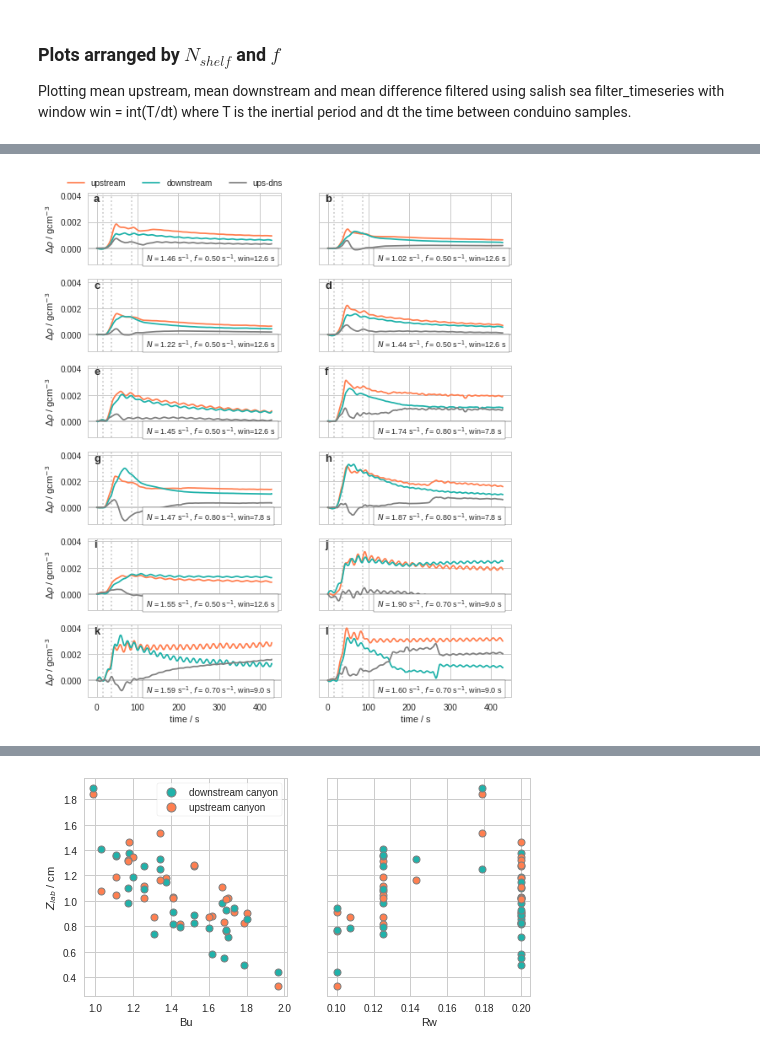
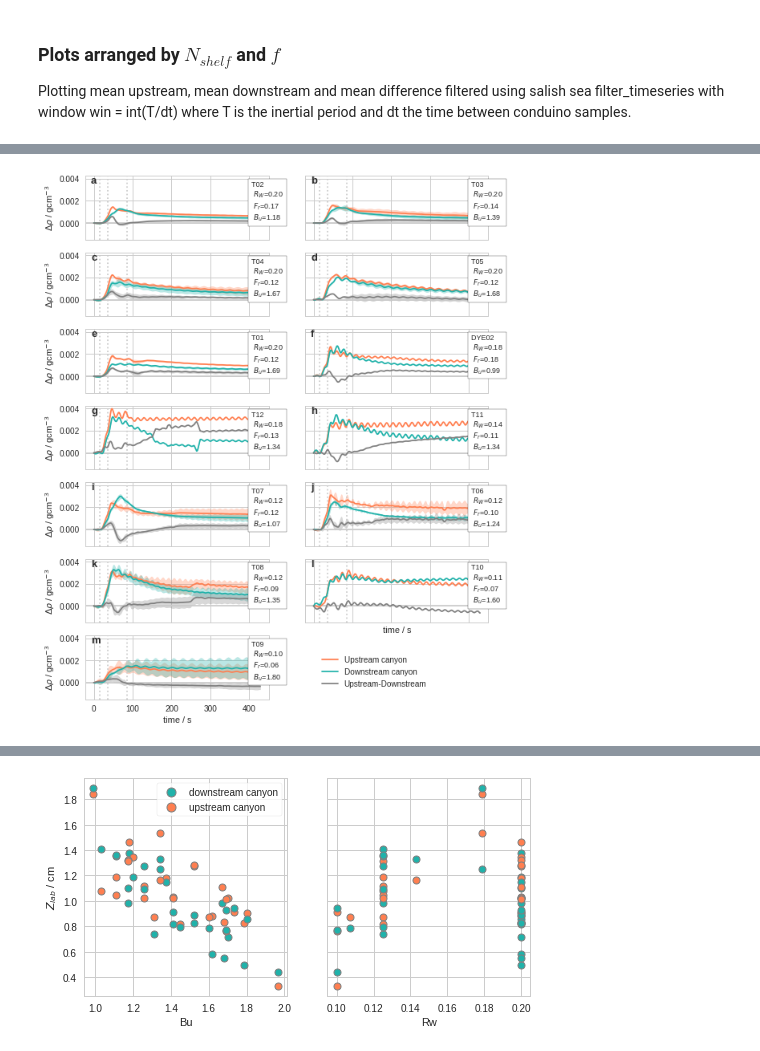
Before and after one commit to UBC-MOAD/MultipleCanyons, a Jupyter notebook: lab/Conduino/notebooks/two_canyons-Z.ipynb, the cells around one changed output, grey strips where cells are left out. Cells and saved outputs as stored; diff of their text form; code cells hidden in the pictures.

Commit message:
plot of derivative of delta rho and strandard deviations in time series plots

```diff
--- a/lab/Conduino/notebooks/two_canyons-Z.ipynb
+++ b/lab/Conduino/notebooks/two_canyons-Z.ipynb
@@ -85,29 +85,32 @@ exp_dicts = [exdic.T01,exdic.T02,exdic.T03,exdic.T04,exdic.T05,
 exp_num = len(exp_dicts) # number of experiment dictionaries
 
 colors = ['teal','darkorange','yellowgreen', 'tan']
-exp_Norder = [exdic.T01,exdic.T02,exdic.T03,exdic.T04,exdic.T05,
-             exdic.T06,exdic.T07,exdic.T08,exdic.T09,exdic.T10,
-             exdic.T11,exdic.T12, exdic.DYE02]
+exp_Norder = [exdic.T02,exdic.T03,exdic.T04,exdic.T05,exdic.T01,
+             exdic.DYE02,exdic.T12,exdic.T11,exdic.T07,exdic.T06,
+             exdic.T08,exdic.T10, exdic.T09]
 # %% [markdown]
 ### Plots arranged by $N_{shelf}$ and $f$
 
 Plotting mean upstream, mean downstream and mean difference filtered using salish sea filter_timeseries with window win = int(T/dt) where T is the inertial period and dt the time between conduino samples.
 # %%
-fig, ((ax0,ax1),(ax2,ax3),(ax4,ax5),(ax6,ax7),(ax8,ax9),(ax10,ax11)) = plt.subplots(6, 2, figsize=(9,11),
+fig, ((ax0,ax1),(ax2,ax3),(ax4,ax5),(ax6,ax7),(ax8,ax9),(ax10,ax11),(ax12,ax13)) = plt.subplots(7, 2, figsize=(9,12),
                                                                                     sharey=True, sharex=True)
 
-axs = [ax0,ax1,ax2,ax3,ax4,ax5,ax6,ax7,ax8,ax9,ax10,ax11]
-filepath = exdic.T01['dir']+exdic.T01['run_files'][0]
+axs = [ax0,ax1,ax2,ax3,ax4,ax5,ax6,ax7,ax8,ax9,ax10,ax11,ax12]
+filepath =  exdic.T01['dir']+ exdic.T01['run_files'][0]
 mat = sio.loadmat(filepath, squeeze_me=True)
 time = mat['time']
-panel_labels = ['a','b','c','d','e','f','g','h','i','j','k','l']
+panel_labels = ['a','b','c','d','e','f','g','h','i','j','k','l','m']
+exp_names = ['T02','T03', 'T04', 'T05', 'T01','DYE02', 'T12', 'T11',
+            'T07', 'T06','T08', 'T10',  'T09']
 rho0=998.5
 g = 9.81
 
-for exp, kk, ax,pan_lab in zip(exp_Norder, range(exp_num), axs, panel_labels):
-    avg1 = np.zeros_like(time)
-    avg2 = np.zeros_like(time)
-    avg3 = np.zeros_like(time)
+for exp, kk, ax,pan_lab, name in zip(exp_Norder, range(exp_num), axs, panel_labels, exp_names):
+    probe1 = np.zeros((len(time),len(exp['run_files'])))
+    probe2 = np.zeros((len(time),len(exp['run_files'])))
+    probe_dif = np.zeros((len(time),len(exp['run_files'])))
+
     Navg = np.ones((4))*np.nan
     for ii,col in zip(range(len(exp['run_files'])),colors):
 
@@ -123,33 +126,48 @@ for exp, kk, ax,pan_lab in zip(exp_Norder, range(exp_num), axs, panel_labels):
         else:
             dens1 = ctools.densANK1_17Aug19(P1)
             dens2 = ctools.densANK2_17Aug19(P2)
-        avg1 = avg1+(dens1-dens1[0])
-        avg2 = avg2+(dens2-dens2[0])
-        avg3 = avg3+((dens1-dens1[0])-(dens2-dens2[0]))
+
+        inertial_period = 1/((exp["fo"])/(2*np.pi))
+        win = int(inertial_period/dt)
+
+        probe1[:,ii] = ctools.filter_timeseries((dens1-dens1[0]),winlen=win)
+        probe2[:,ii] = ctools.filter_timeseries((dens2-dens2[0]),winlen=win)
+        probe_dif[:,ii] = ctools.filter_timeseries(((dens1-dens1[0])-(dens2-dens2[0])),winlen=win)
         Navg[ii] = ((g/rho0)*((1000*exp["rho_sb"][ii]-1000*exp["rho_top"][ii])/(exp["hsb"]*0.01)))**0.5
 
     N = np.nanmean(Navg)
-    inertial_period = 1/((exp["fo"])/(2*np.pi))
-    win = int(inertial_period/dt)
-    print(inertial_period)
+    W = 5 # W at half length (cm)
+    Bu = (N*exp["hsb"])/(exp["fo"]*W)
+    Rw = (exp["U"])/(exp["fo"]*W)
+    Fr = exp["U"]/(N*exp["hsb"])
     ax.axhline(0, color='0.8')
     plot_uprofile(ax)
-    ax.text(0.3,0.07,'$N$ = %1.2f s$^{-1}$, $f$ = %1.2f s$^{-1}$, win=%1.1f s' \
-            %(N,exp["fo"],win*dt), transform=ax.transAxes,fontsize=9,
+
+    ax.text(0.905,0.3,'%s \n $R_W$=%1.2f \n $F_r$=%1.2f \n $B_u$=%1.2f' \
+            %(name,Rw,Fr,Bu), transform=ax.transAxes,fontsize=9,
             bbox=dict(facecolor='white', alpha=1) )
+    avg1 = np.nanmean(probe1, axis=1)
+    std1 = np.nanstd(probe1, axis=1)
+    ax.plot(time, avg1 ,'-',color='coral', label='Upstream canyon')
+    ax.fill_between(time, avg1+std1, avg1-std1,color='coral', alpha=0.3)
 
-    ax.plot(time, ctools.filter_timeseries(avg1/(len(exp['run_files'])),winlen=win),'-',
-            color='coral', label='upstream')
-    ax.plot(time, ctools.filter_timeseries(avg2/(len(exp['run_files'])),winlen=win),'-',
-            color='lightseagreen', label='downstream')
-    ax.plot(time, ctools.filter_timeseries(avg3/(len(exp['run_files'])),winlen=win),
-            '-',color='0.5', label='ups-dns')
+    avg2 = np.nanmean(probe2, axis=1)
+    std2 = np.nanstd(probe2, axis=1)
+    ax.plot(time, avg2 ,'-',color='lightseagreen', label='Downstream canyon')
+    ax.fill_between(time, avg2+std2, avg2-std2,color='lightseagreen', alpha=0.3)
+
+    avg3 = np.nanmean(probe_dif, axis=1)
+    std3 = np.nanstd(probe_dif, axis=1)
+    ax.plot(time, avg3 ,'-',color='0.5', label='Upstream-Downstream')
+    ax.fill_between(time, avg3+std3, avg3-std3,color='0.5', alpha=0.3)
+
     ax.text(0.03,0.88, pan_lab, fontweight='bold', fontsize=13, transform=ax.transAxes)
 
-for ax in [ax0,ax2,ax4,ax6,ax8, ax10]:
+ax13.axis("off")
+for ax in [ax0,ax2,ax4,ax6,ax8, ax10,ax12]:
     ax.set_ylabel(r'$\Delta \rho$ / gcm$^{-3}$')
-ax10.set_xlabel('time / s')
+ax12.set_xlabel('time / s')
 ax11.set_xlabel('time / s')
-ax1.legend(ncol=3,bbox_to_anchor=(-0.15,1.3))
-plt.savefig('figures/twocanyon_timeseries.eps', format='eps', transparent=False, bbox_inches='tight')
+ax12.legend(bbox_to_anchor=(1.25,0.8))
+plt.savefig('figures/twocanyon_timeseries.pdf', format='pdf', transparent=False, bbox_inches='tight')
 # %% [output]
@@ -168 +174 @@ plt.savefig('figures/twocanyon_timeseries.eps', format='eps', transparent=False,
-[figure, old version]
+[figure, new version]
```
Also changed, not shown: parts of 6 cells of this notebook, 3 other files.
